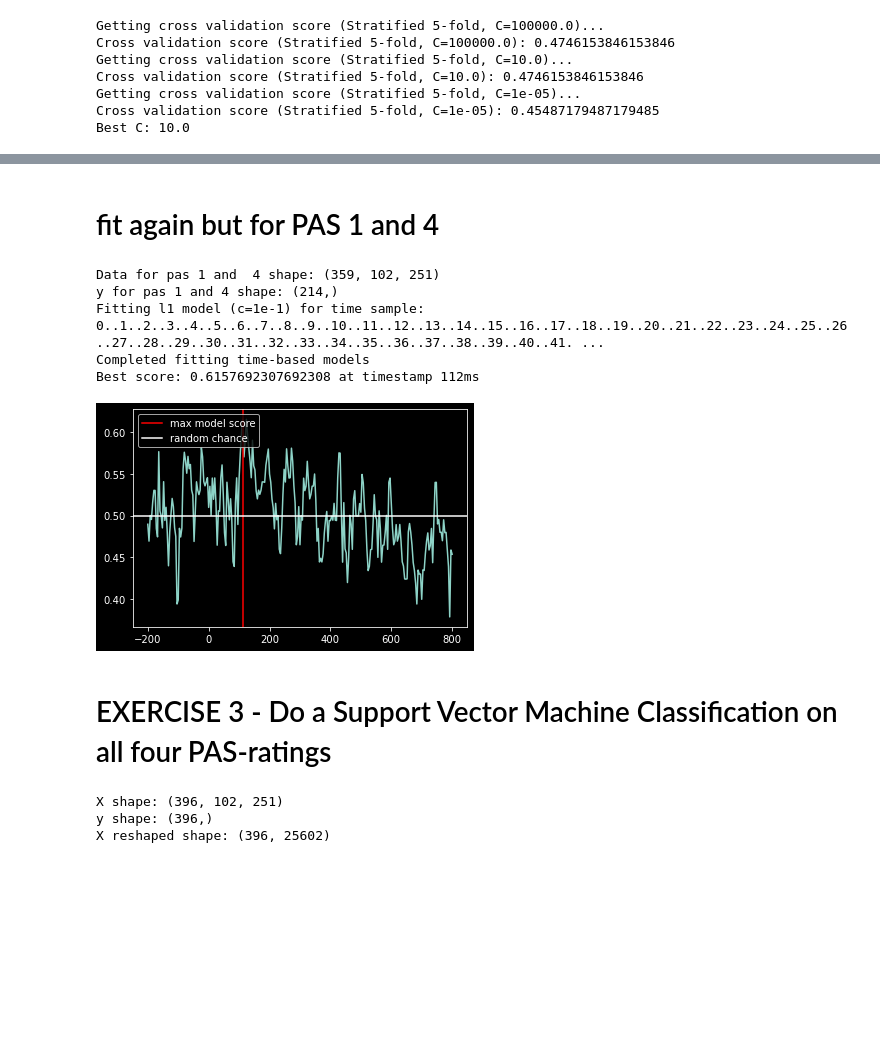
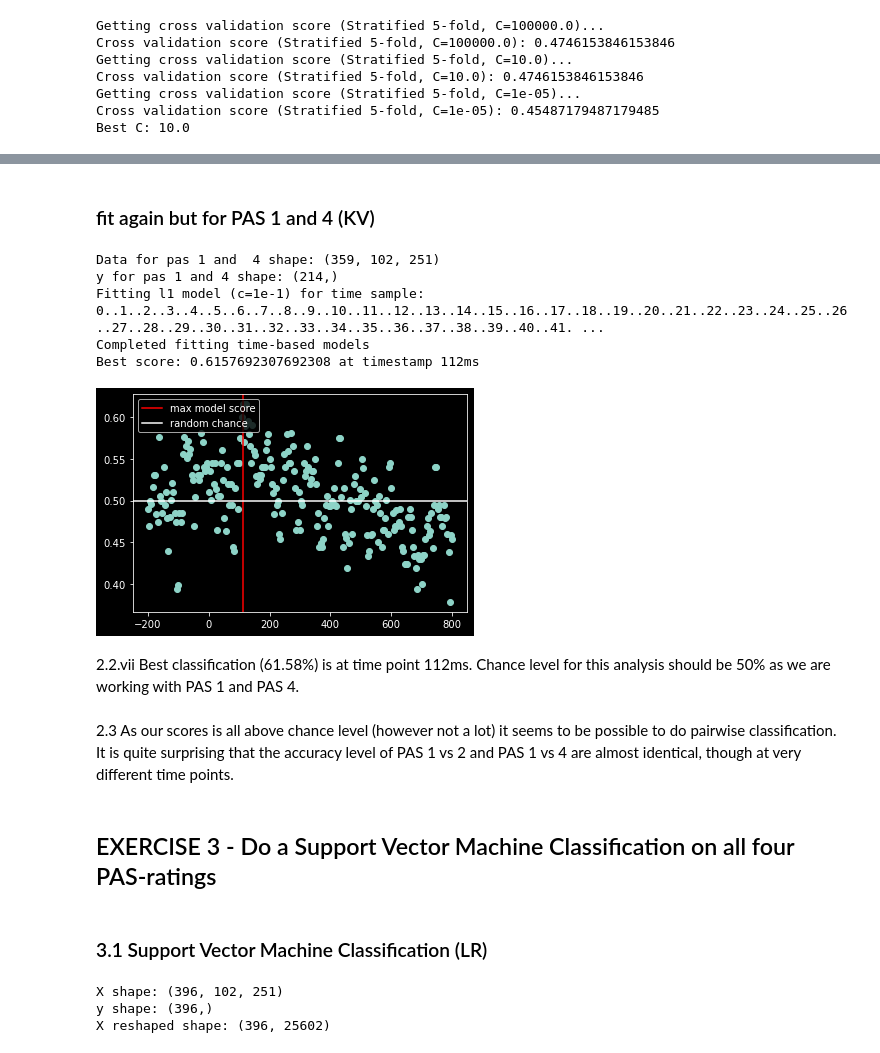
Before and after one commit to zeyus/github_methods_3, a Jupyter notebook: week_08/prac_8.ipynb, the cells around one changed output, grey strips where cells are left out. Drawn from its saved outputs; the diff is of its cells as text; code cells hidden in the pictures; blank space fills up the shorter version.

```diff
--- a/week_08/prac_8.ipynb
+++ b/week_08/prac_8.ipynb
@@ -334,5 +367,5 @@ Best score: 0.6161538461538462 at timestamp -56ms
 # %% [markdown]
-# fit again but for PAS 1 and 4
+### fit again but for PAS 1 and 4 (KV)
 # %%
 data_1_4 = np.concatenate((pas_data[pas_index[1]]['data'], pas_data[pas_index[4]]['data']), axis = 0)
 print('Data for pas 1 and  4 shape: {}'.format(data_1_4.shape))
@@ -342,37 +375,43 @@ print('y for pas 1 and 4 shape: {}'.format(y_1_4.shape))
 X_1_4 = np.reshape(data_1_4, (data_1_4.shape[0], data_1_4.shape[1] * data_1_4.shape[2]))
 scores = []
 lr = LogisticRegression(penalty='l1', solver='liblinear', multi_class='ovr', C=1e-1)
 X_1_4_equal, y_1_4_equal = equalize_targets_class(data_1_4, y_1_4)
 print('Fitting l1 model (c=1e-1) for time sample: ', end='', flush=True)
 for time_ofs in range(data_1_4.shape[2]):
   X_1_4_equal_time = X_1_4_equal[:, :, time_ofs].squeeze()
   print('{}'.format(time_ofs), end='..', flush=True)
   # print('Shape of X: {}'.format(X_1_4_equal_time.shape))
   sc.fit(X_1_4_equal_time)
   X_1_4_equal_std = sc.transform(X_1_4_equal_time)
   # print('Getting Cross validation score (Stratified 5-fold, C={}, time={}ms)'.format(best_c, times[time_ofs]))
   time_scores = cross_val_score(lr, X_1_4_equal_std, y_1_4_equal, cv=cv)
   score = np.mean(time_scores)
   # print('Cross validation score (Stratified 5-fold, C={}, time={}ms): {}'.format(best_c, times[time_ofs], score))
   scores.append(score)
 print('\nCompleted fitting time-based models')
 scores = np.array(scores)
 max_score = np.unravel_index(np.argmax(scores), scores.shape)
 print('Best score: {} at timestamp {}ms'.format(scores[max_score], times[max_score[0]]))
-plt.plot(times, scores)
+plt.scatter(times, scores)
 plt.axvline(x = times[max_score[0]], color='r', label='max model score')
 plt.axhline(y = 0.5, label = 'random chance', color='w')
 plt.legend(loc="upper left")
 plt.show()
 # %% [output]
 Data for pas 1 and  4 shape: (359, 102, 251)
 y for pas 1 and 4 shape: (214,)
 Fitting l1 model (c=1e-1) for time sample: 0..1..2..3..4..5..6..7..8..9..10..11..12..13..14..15..16..17..18..19..20..21..22..23..24..25..26..27..28..29..30..31..32..33..34..35..36..37..38..39..40..41. ...
 Completed fitting time-based models
 Best score: 0.6157692307692308 at timestamp 112ms
-[figure, old version]
+[figure, new version]
+# %% [markdown]
+2.2.vii Best classification (61.58%) is at time point 112ms. Chance level for this analysis should be 50% as we are working with PAS 1 and PAS 4.
+# %% [markdown]
+2.3 As our scores is all above chance level (however not a lot) it seems to be possible to do pairwise classification. It is quite surprising that the accuracy level of PAS 1 vs 2 and PAS 1 vs 4 are almost identical, though at very different time points.
 # %% [markdown]
-# EXERCISE 3 - Do a Support Vector Machine Classification on all four PAS-ratings
+## EXERCISE 3 - Do a Support Vector Machine Classification on all four PAS-ratings
+# %% [markdown]
+### 3.1 Support Vector Machine Classification (LR)
 # %%
 # 3.1.i
 X_equal, y_equal = equalize_targets_class(data, y)
```
Also changed, not shown: parts of 41 cells of this notebook, 2 other files.
